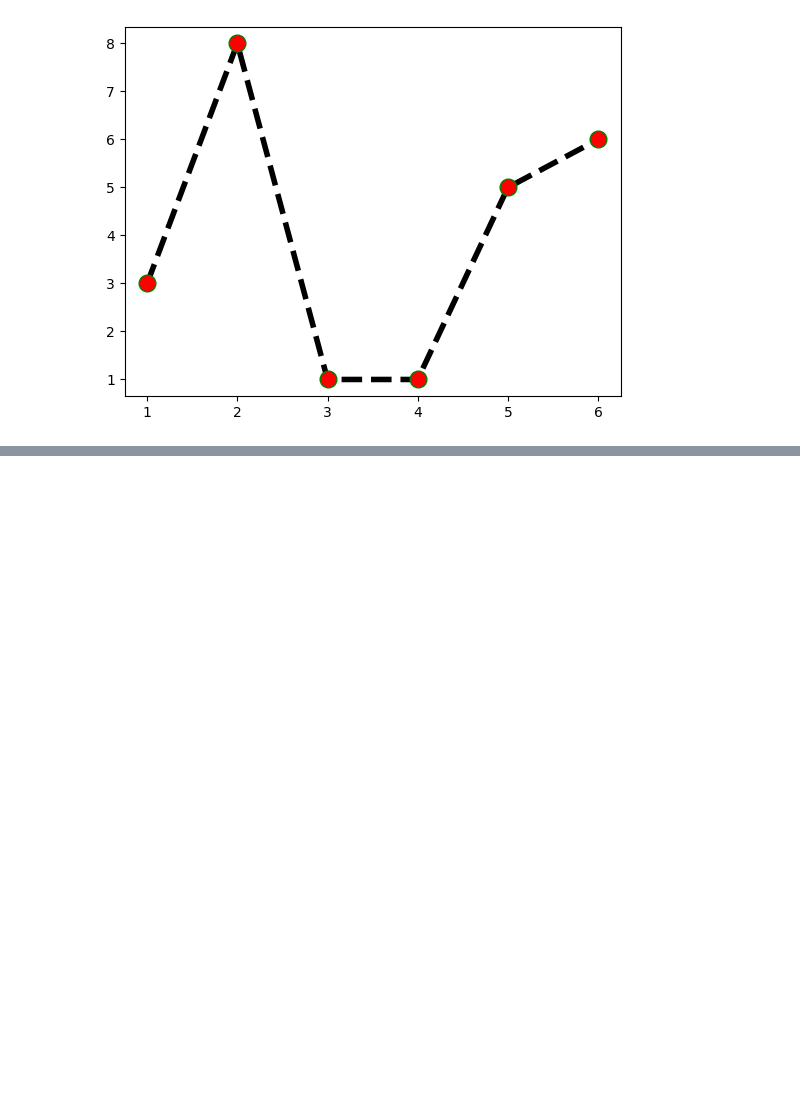
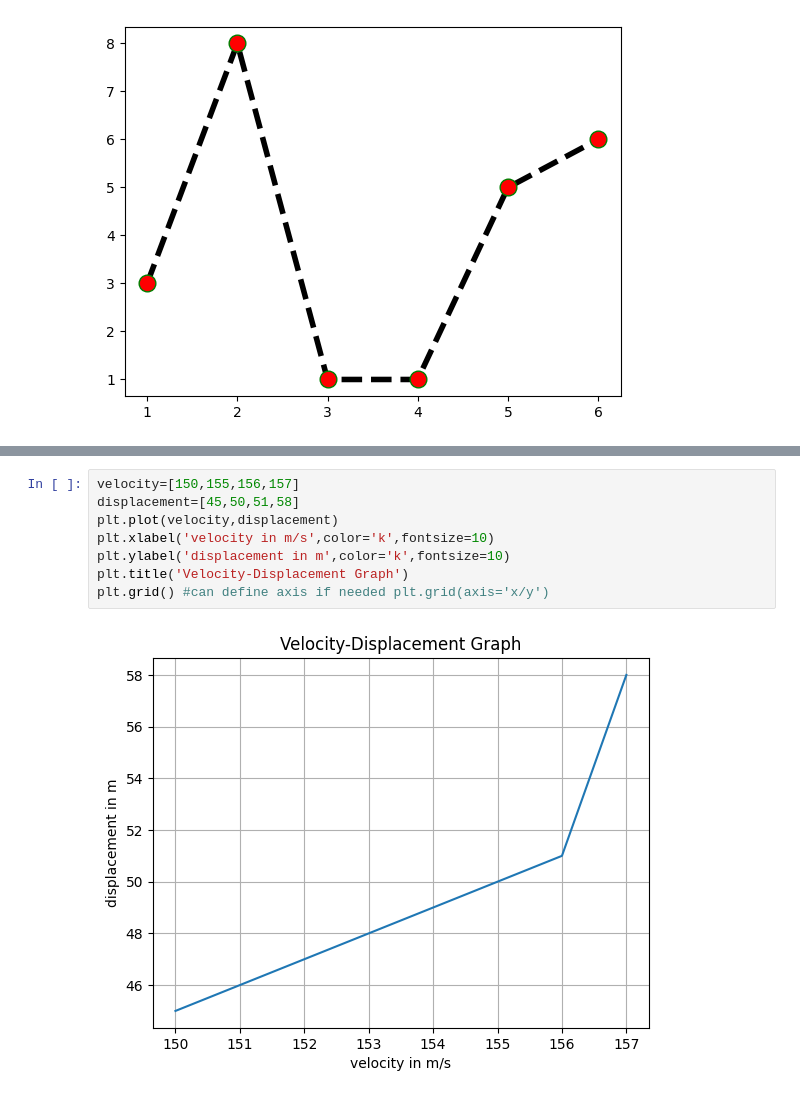
Before and after one commit to Nandana-Anil/Machine_Learning, a Jupyter notebook: matplot/mat.ipynb, the cells around one changed output, grey strips where cells are left out. Drawn from its saved outputs; the diff is of its cells as text; blank space fills up the shorter version.

```diff
--- a/matplot/mat.ipynb
+++ b/matplot/mat.ipynb
@@ -57,0 +87,10 @@ plt.plot(x1,y1,marker='o',ms=12,mfc='r',mec='g',linestyle='dashed',linewidth=4,c
+# %%
+velocity=[150,155,156,157]
+displacement=[45,50,51,58]
+plt.plot(velocity,displacement)
+plt.xlabel('velocity in m/s',color='k',fontsize=10)
+plt.ylabel('displacement in m',color='k',fontsize=10)
+plt.title('Velocity-Displacement Graph')
+plt.grid() #can define axis if needed plt.grid(axis='x/y')
+# %% [output]
+[figure, added]
```
Also changed, not shown: parts of 12 cells of this notebook.
